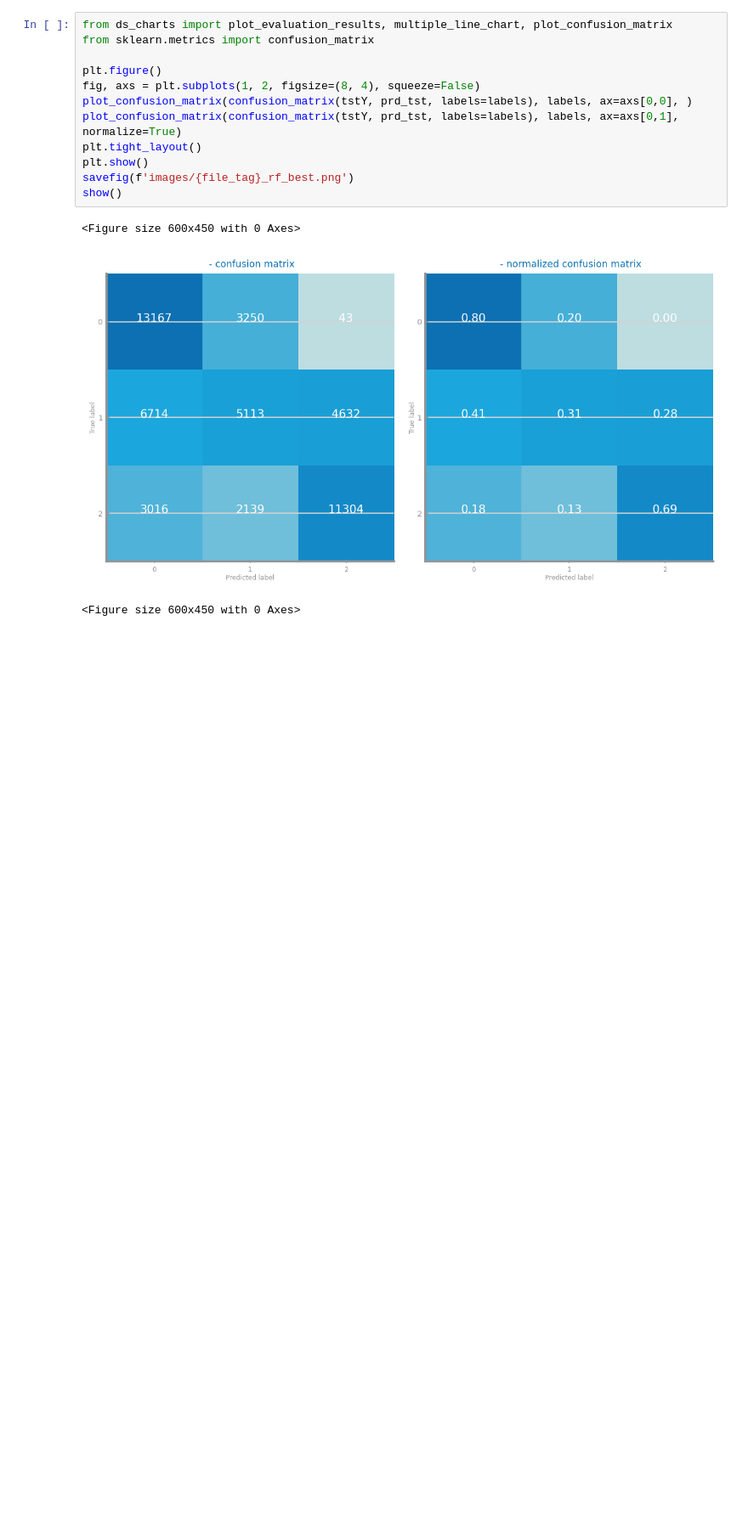
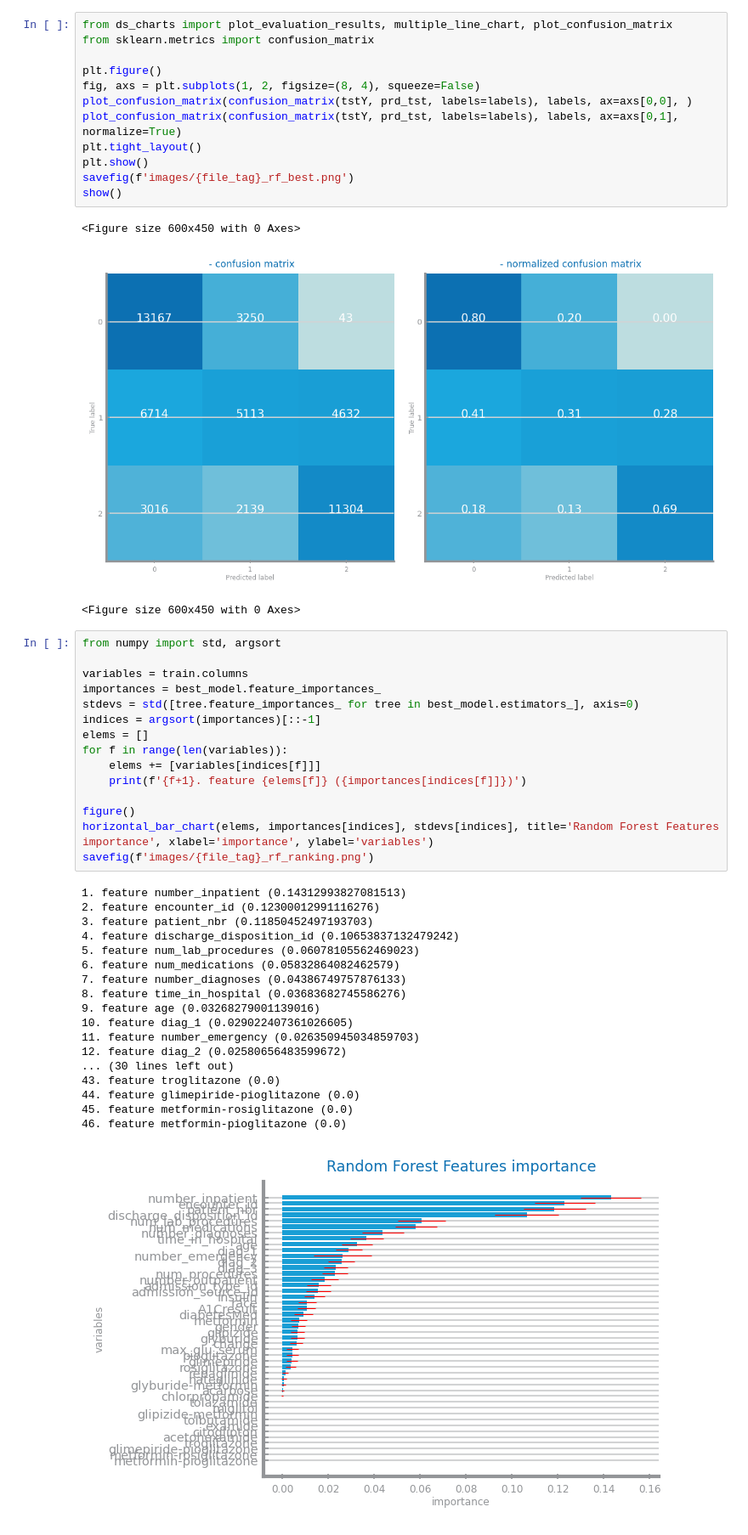
Before and after one commit to AthomsG/data_science, a Jupyter notebook: Lab04/set1.ipynb, the cells around one changed output. Shown: that part at 85% size. Drawn from its saved outputs; the diff is of its cells as text; blank space fills up the shorter version.

Commit message:
Adicionei o ranking das RF do set 1

```diff
--- a/Lab04/set1.ipynb
+++ b/Lab04/set1.ipynb
@@ -277,3 +277,37 @@ show()
 <Figure size 600x450 with 0 Axes>
 [figure]
 <Figure size 600x450 with 0 Axes>
+# %%
+from numpy import std, argsort
+
+variables = train.columns
+importances = best_model.feature_importances_
+stdevs = std([tree.feature_importances_ for tree in best_model.estimators_], axis=0)
+indices = argsort(importances)[::-1]
+elems = []
+for f in range(len(variables)):
+    elems += [variables[indices[f]]]
+    print(f'{f+1}. feature {elems[f]} ({importances[indices[f]]})')
+
+figure()
+horizontal_bar_chart(elems, importances[indices], stdevs[indices], title='Random Forest Features importance', xlabel='importance', ylabel='variables')
+savefig(f'images/{file_tag}_rf_ranking.png')
+# %% [output]
+1. feature number_inpatient (0.14312993827081513)
+2. feature encounter_id (0.12300012991116276)
+3. feature patient_nbr (0.11850452497193703)
+4. feature discharge_disposition_id (0.10653837132479242)
+5. feature num_lab_procedures (0.06078105562469023)
+6. feature num_medications (0.05832864082462579)
+7. feature number_diagnoses (0.04386749757876133)
+8. feature time_in_hospital (0.03683682745586276)
+9. feature age (0.03268279001139016)
+10. feature diag_1 (0.029022407361026605)
+11. feature number_emergency (0.026350945034859703)
+12. feature diag_2 (0.02580656483599672)
+... (30 lines left out)
+43. feature troglitazone (0.0)
+44. feature glimepiride-pioglitazone (0.0)
+45. feature metformin-rosiglitazone (0.0)
+46. feature metformin-pioglitazone (0.0)
+[figure, added]
```
Also changed, not shown: parts of 1 cell of this notebook, 2 other files.
